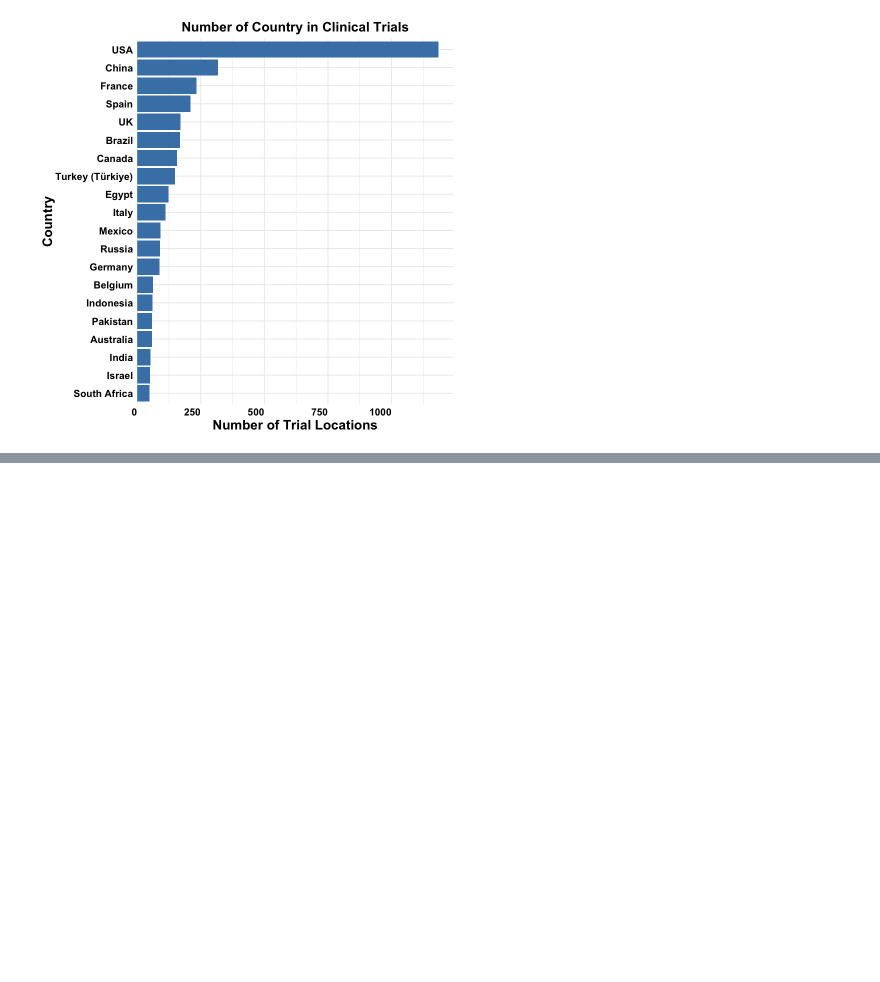
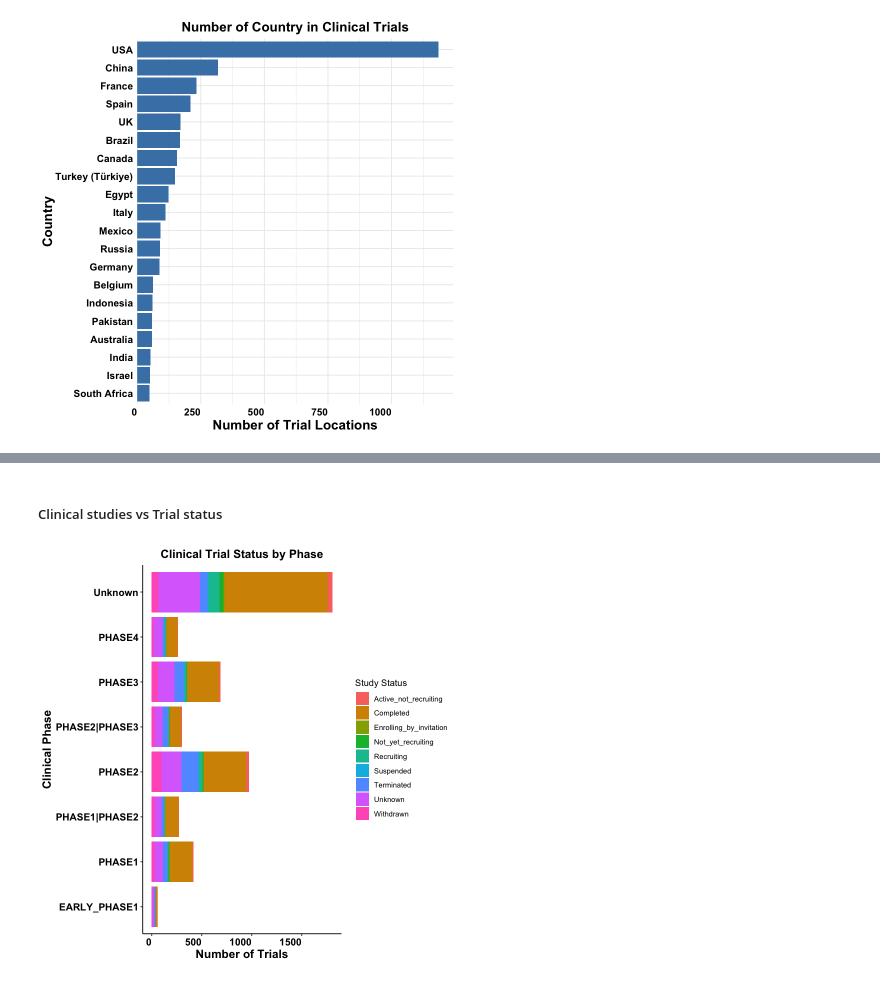
Before and after one commit to arunmhh/Clinical_trial_Covid19_studies, a Jupyter notebook: scripts/covide_clinical_trials.ipynb, the cells around one changed output, grey strips where cells are left out. Cells and saved outputs as stored; diff of their text form; code cells hidden in the pictures; blank space fills up the shorter version.

```diff
--- a/scripts/covide_clinical_trials.ipynb
+++ b/scripts/covide_clinical_trials.ipynb
@@ -141,0 +278,46 @@ ggsave("/Volumes/NGS/Rproject/Clinical_trail_Covid19_studies/visuals/country_dis
+# %% [markdown]
+##### Clinical studies vs Trial status #####
+# %%
+library(dplyr)
+library(stringr)
+library(tidyr)
+
+status_phase_summary <- data %>%
+  select(phases, study_status) %>%
+  mutate(
+    phases = str_to_upper(phases),
+    study_status = str_to_title(study_status),
+
+    # handle missing
+    phases = tidyr::replace_na(phases, "Unknown"),
+    study_status = tidyr::replace_na(study_status, "Unknown")
+  )%>%
+  count(phases, study_status)
+
+
+
+  library(ggplot2)
+
+ggplot(status_phase_summary,
+       aes(x = phases, y = n, fill = study_status)) +
+  geom_col(position = "stack") +
+  coord_flip() +
+
+  labs(
+    x = "Clinical Phase",
+    y = "Number of Trials",
+    fill = "Study Status",
+    title = "Clinical Trial Status by Phase"
+  ) +
+
+  theme_classic() +
+  theme(
+      legend.position = "right",
+      axis.title = element_text(size = 14, face = "bold", colour = "black"),
+      axis.text.x = element_text(angle = 0, hjust = 1, face = "bold", size = 12, colour = "black"),
+      axis.text.y = element_text(size = 12, face = "bold",colour = "black"),
+      plot.title = element_text(size = 14, face = "bold", hjust = 0.5,colour = "black")
+    )
+ggsave("/Volumes/NGS/Rproject/Clinical_trail_Covid19_studies/visuals/status_by_phase.png", width = 6, height = 8)
+# %% [output]
+[figure, added]
```
Also changed, not shown: parts of 10 cells of this notebook, 4 other files.
